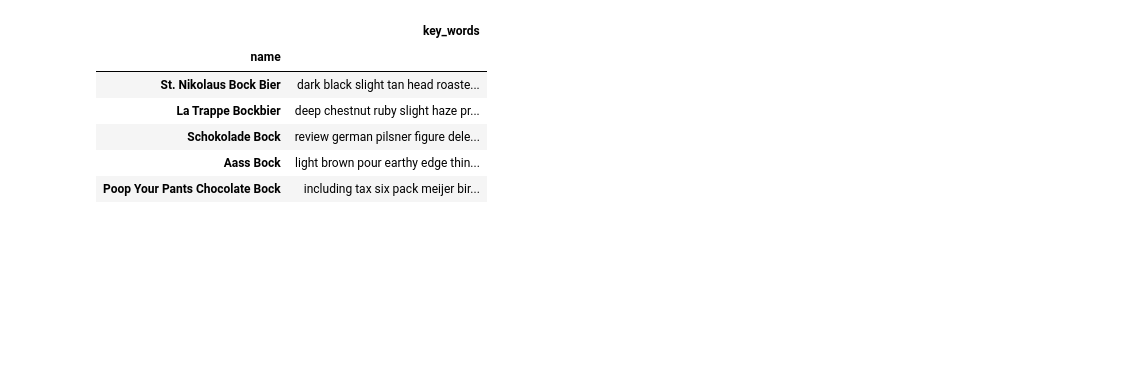
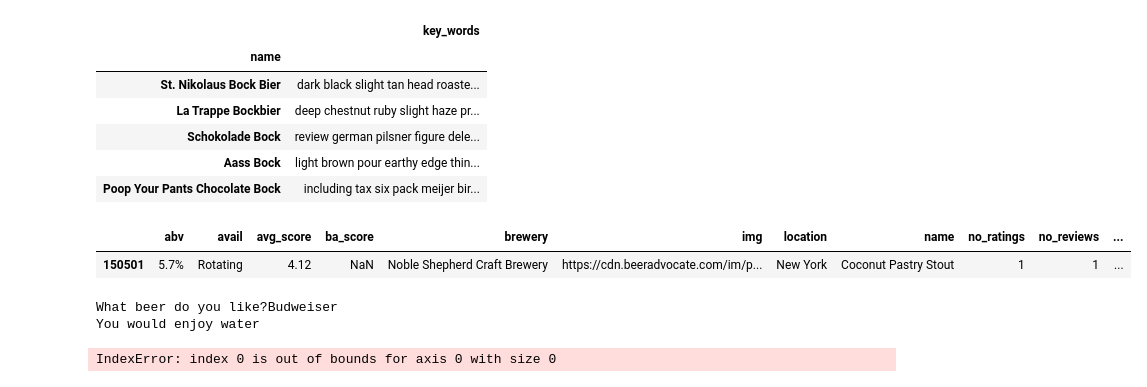
Before and after one commit to ssmithie/beer_recommender, a Jupyter notebook: Data_cleaning.ipynb, the cells around one changed output. Cells and saved outputs as stored; diff of their text form; code cells hidden in the pictures; blank space fills up the shorter version.

```diff
--- a/Data_cleaning.ipynb
+++ b/Data_cleaning.ipynb
@@ -233,3 +235,6 @@ df.describe()
 | max | 5.000000 | 100.000000 | 5.000000 | 5.000000 | 5.000000 | 5.000000 |
 # %%
 sm_df_full = df.loc[df['avg_score'] > 3.9]
+# %%
+# change image to none if it's a placeholder
+sm_df_full.loc[sm_df_full['img'] == "https://cdn.beeradvocate.com/im/placeholder-beer.jpg", 'img'] = None
@@ -479,3 +564,8 @@ sm_df.head()
 | Schokolade Bock | review german pilsner figure dele... |
 | Aass Bock | light brown pour earthy edge thin... |
 | Poop Your Pants Chocolate Bock | including tax six pack meijer bir... |
+# %%
+sm_df_full.loc[sm_df_full['name'] == 'Coconut Pastry Stout']
+# %% [output]
+|  | abv | avail | avg_score | ba_score | brewery | img | location | name | no_ratings | no_reviews | ... |
+| 150501 | 5.7% | Rotating | 4.12 | NaN | Noble Shepherd Craft Brewery | https://cdn.beeradvocate.com/im/p... | New York | Coconut Pastry Stout | 1 | 1 | ... |
@@ -481,0 +631,6 @@ sm_df.head()
+# %%
+fun_recommendations()
+# %% [output]
+What beer do you like?Budweiser
+You would enjoy water
+IndexError: index 0 is out of bounds for axis 0 with size 0
```
Also changed, not shown: parts of 11 cells of this notebook, 2 other files.
